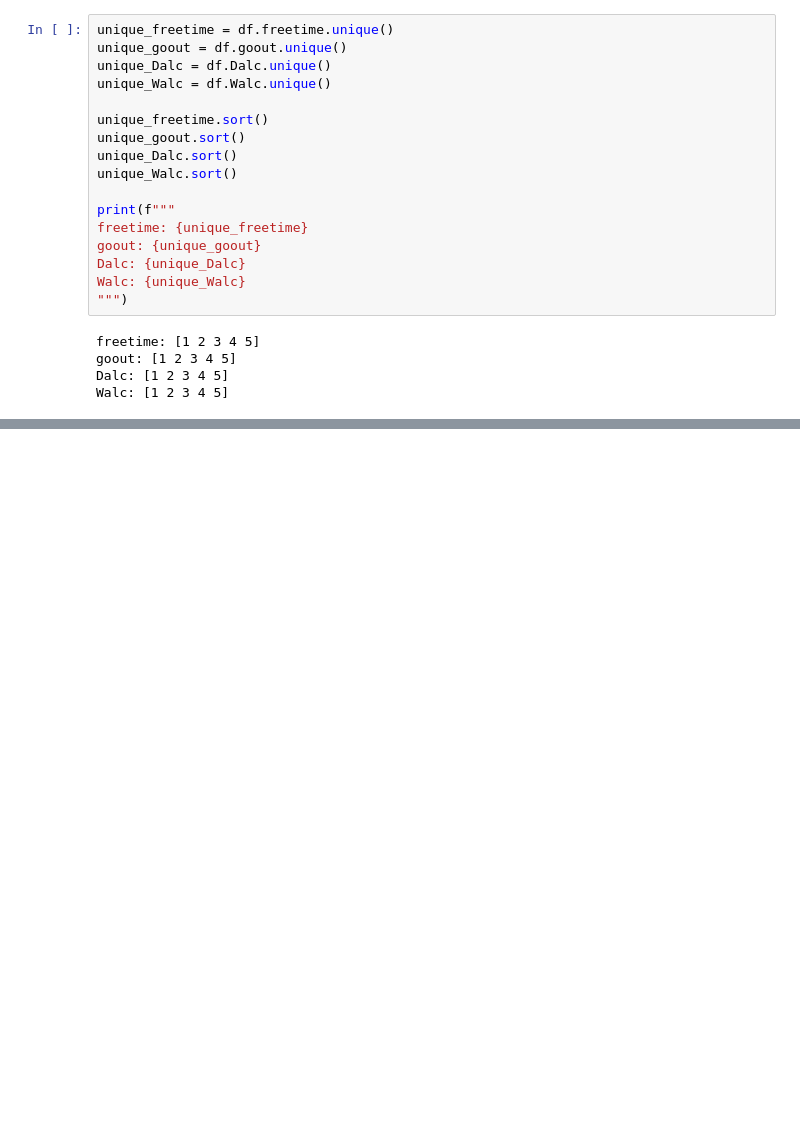
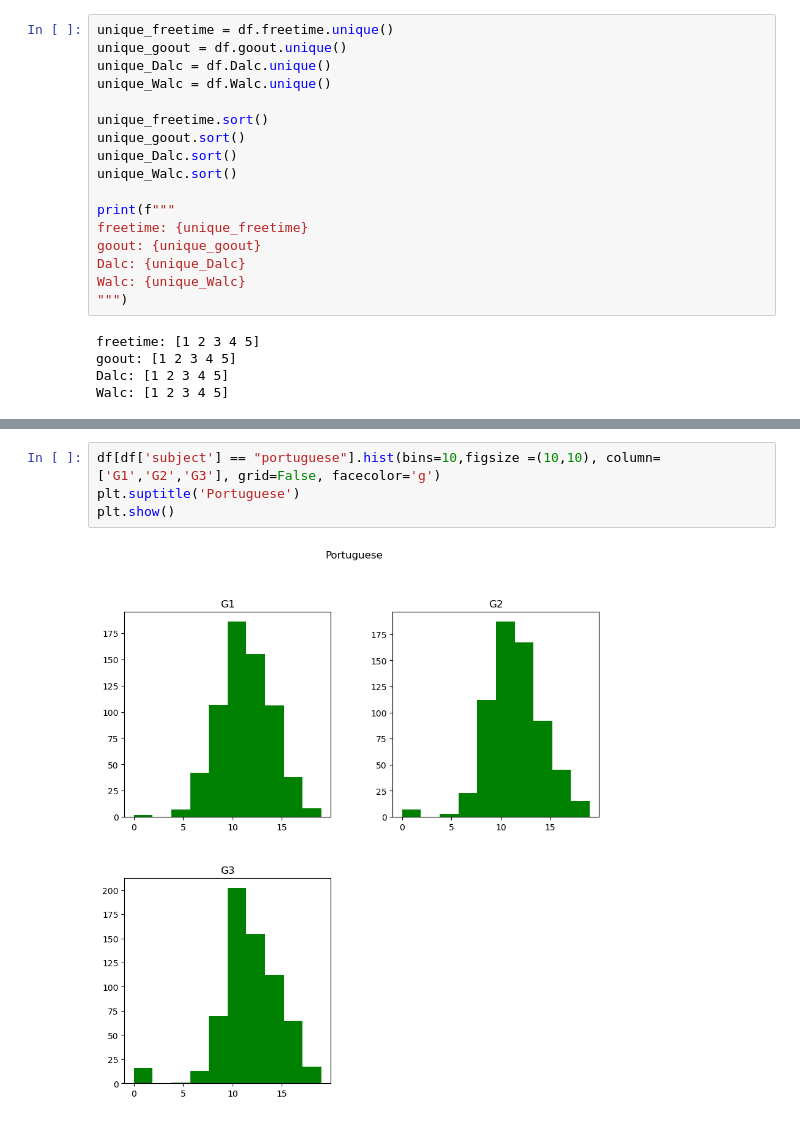
Before and after one commit to ubco-W2022T1-cosc301/project-group05, a Jupyter notebook: notebooks/analysis2.ipynb, the cells around one changed output, grey strips where cells are left out. Cells and saved outputs as stored; diff of their text form; blank space fills up the shorter version.

```diff
--- a/notebooks/analysis2.ipynb
+++ b/notebooks/analysis2.ipynb
@@ -256,0 +271,6 @@ plt.show()
+# %%
+df[df['subject'] == "portuguese"].hist(bins=10,figsize =(10,10), column=['G1','G2','G3'], grid=False, facecolor='g')
+plt.suptitle('Portuguese')
+plt.show()
+# %% [output]
+[figure, added]
```
Also changed, not shown: parts of 52 cells of this notebook, 1 other file.
